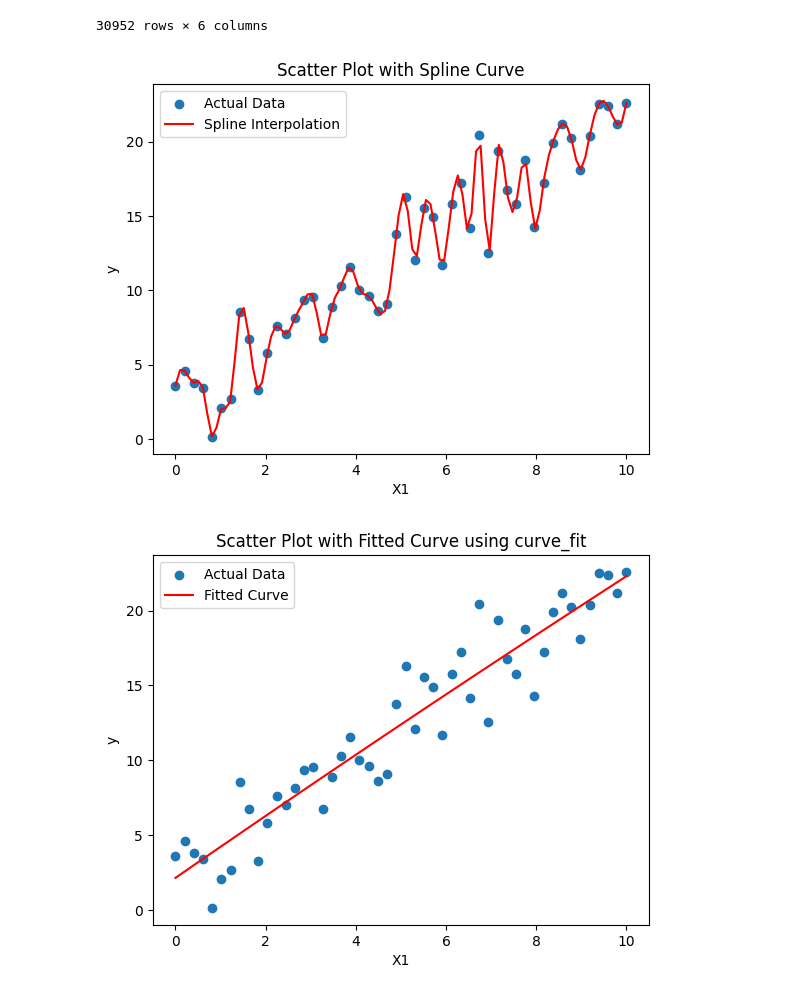
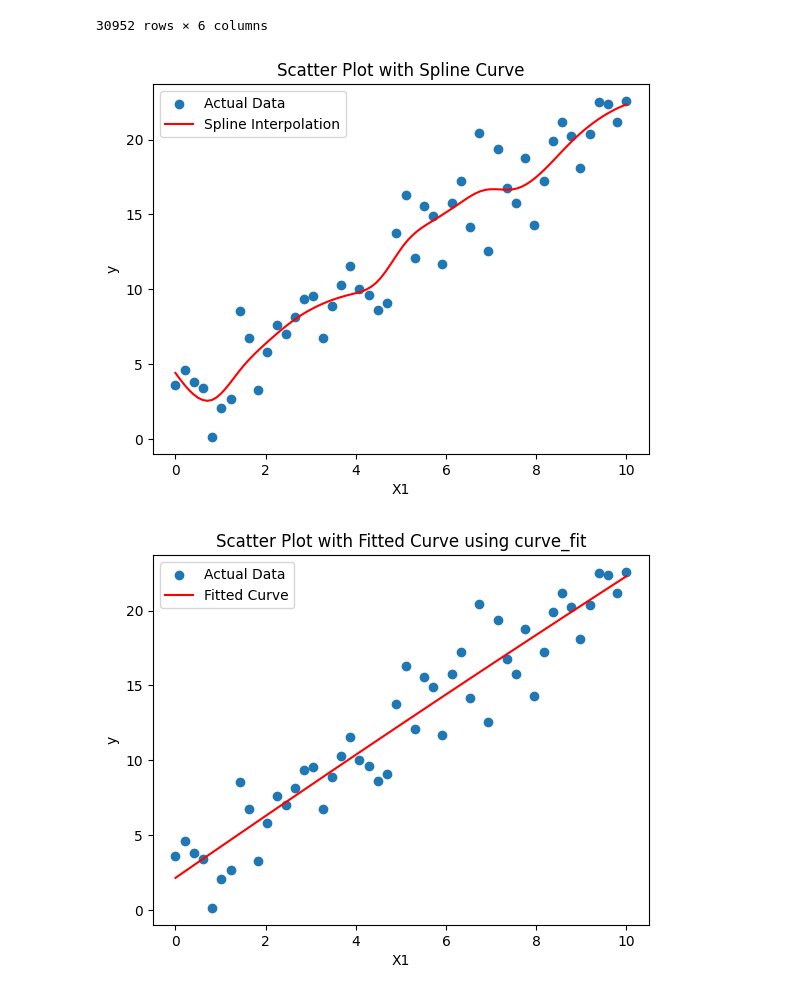
Before and after one commit to tbakely/intro-to-stat-learning, a Jupyter notebook: chapters/3-LinearRegression/linear_regression.ipynb, the cells around one changed output. Saved outputs shown, nothing was run; the diff lists cells and outputs as text; code cells hidden in the pictures.

```diff
--- a/chapters/3-LinearRegression/linear_regression.ipynb
+++ b/chapters/3-LinearRegression/linear_regression.ipynb
@@ -663,35 +663,35 @@ np.random.seed(42)
 X1 = np.linspace(0, 10, 50).reshape(-1, 1)
 X2 = np.random.rand(50, 1)
 X = np.hstack((X1, X2))
 y = 2 * X1.flatten() + 3 * X2.flatten() + 1 + np.random.normal(0, 2, size=len(X1))
 
 # Sort data by X1 for smoother curve
 sorted_indices = np.argsort(X1.flatten())
 X1_sorted = X1[sorted_indices]
 y_sorted = y[sorted_indices]
 
 # Fit a spline interpolation
-spline = UnivariateSpline(X1_sorted.flatten(), y_sorted, s=0)
+spline = UnivariateSpline(X1_sorted.flatten(), y_sorted, s=160)
 
 # Generate values for X1 for plotting the spline curve
 X1_spline = np.linspace(min(X1), max(X1), 100)
 
 # Calculate corresponding values for y based on the spline interpolation
 y_spline = spline(X1_spline)
 
 # Plot the scatter plot
 plt.scatter(X1.flatten(), y, label='Actual Data')
 
 # Plot the spline curve
 plt.plot(X1_spline, y_spline, color='red', label='Spline Interpolation')
 
 plt.xlabel('X1')
 plt.ylabel('y')
 plt.title('Scatter Plot with Spline Curve')
 plt.legend()
 plt.show()
 # %% [output]
-[figure, old version]
+[figure, new version]
 # %%
 import numpy as np
 import matplotlib.pyplot as plt
```
Also changed, not shown: 3 other files.
